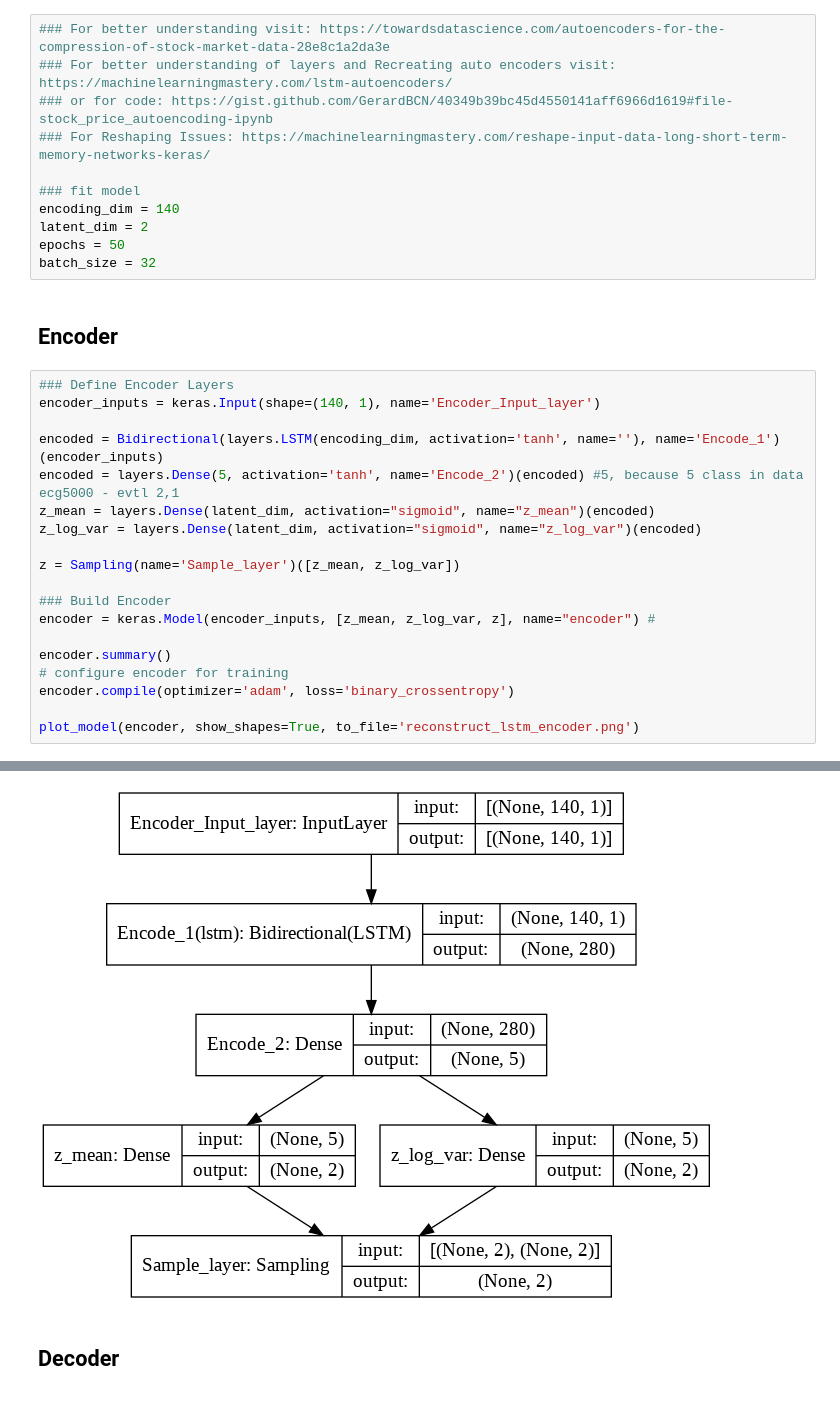
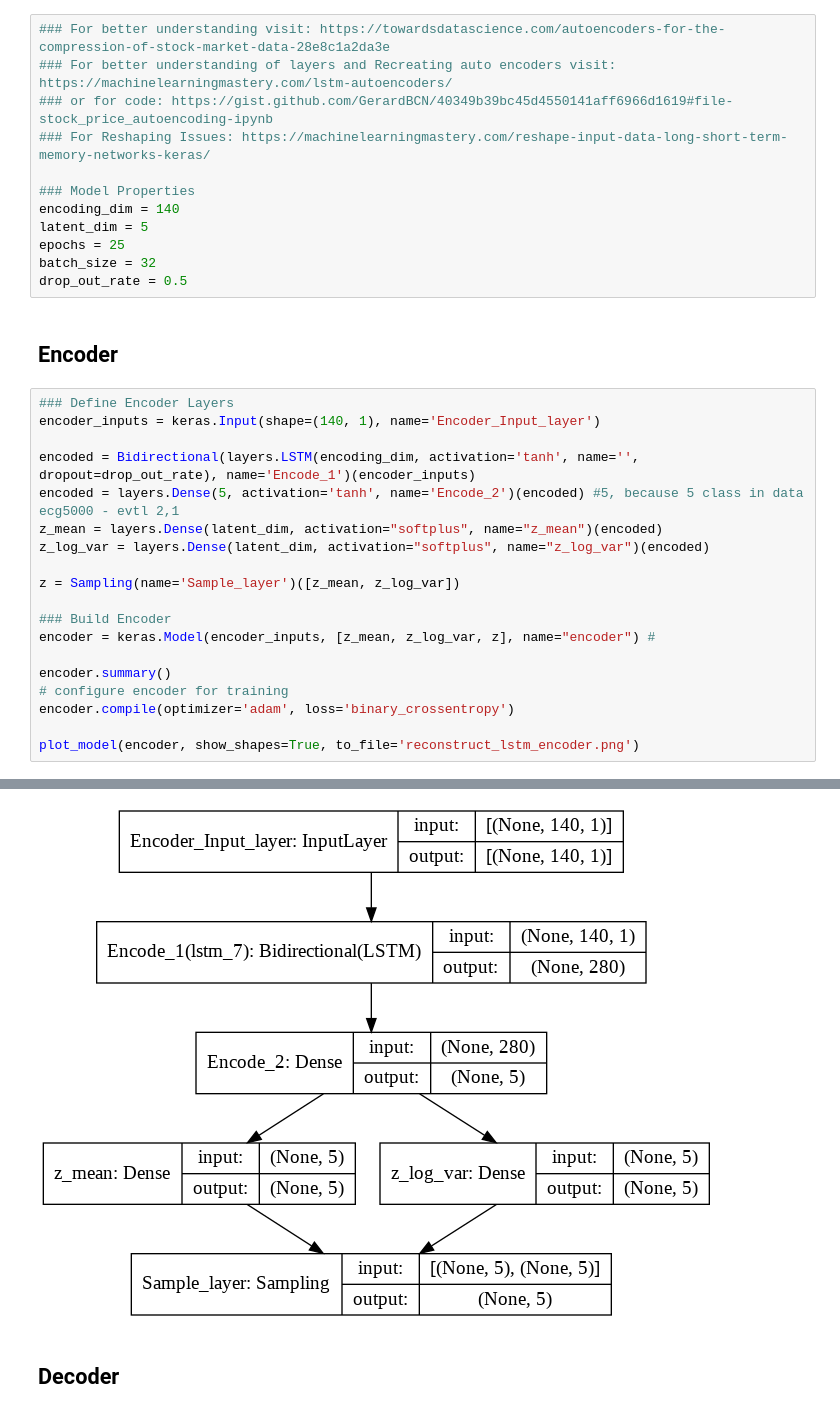
Before and after one commit to nina-prog/sem-data-analysis-VAE, a Jupyter notebook: VAE_v2.0.ipynb, the cells around one changed output, grey strips where cells are left out. Cells and saved outputs as stored; diff of their text form.

```diff
--- a/VAE_v2.0.ipynb
+++ b/VAE_v2.0.ipynb
@@ -131,21 +131,22 @@ class Sampling(layers.Layer):
 ### or for code: https://gist.github.com/GerardBCN/40349b39bc45d4550141aff6966d1619#file-stock_price_autoencoding-ipynb
 ### For Reshaping Issues: https://machinelearningmastery.com/reshape-input-data-long-short-term-memory-networks-keras/
 
-### fit model
+### Model Properties
 encoding_dim = 140
-latent_dim = 2
-epochs = 50
+latent_dim = 5
+epochs = 25
 batch_size = 32
+drop_out_rate = 0.5
 # %% [markdown]
 ## Encoder
 # %%
 ### Define Encoder Layers
 encoder_inputs = keras.Input(shape=(140, 1), name='Encoder_Input_layer')
 
-encoded = Bidirectional(layers.LSTM(encoding_dim, activation='tanh', name=''), name='Encode_1')(encoder_inputs)
+encoded = Bidirectional(layers.LSTM(encoding_dim, activation='tanh', name='', dropout=drop_out_rate), name='Encode_1')(encoder_inputs)
 encoded = layers.Dense(5, activation='tanh', name='Encode_2')(encoded) #5, because 5 class in data ecg5000 - evtl 2,1
-z_mean = layers.Dense(latent_dim, activation="sigmoid", name="z_mean")(encoded)
-z_log_var = layers.Dense(latent_dim, activation="sigmoid", name="z_log_var")(encoded)
+z_mean = layers.Dense(latent_dim, activation="softplus", name="z_mean")(encoded)
+z_log_var = layers.Dense(latent_dim, activation="softplus", name="z_log_var")(encoded)
 
 z = Sampling(name='Sample_layer')([z_mean, z_log_var])
 
@@ -176,6 +177,6 @@ Trainable params: 160,469
 Non-trainable params: 0
 __________________________________________________________________________________________________
-[figure, old version]
+[figure, new version]
 # %% [markdown]
 ## Decoder
 # %%
```
Also changed, not shown: parts of 10 cells of this notebook.
